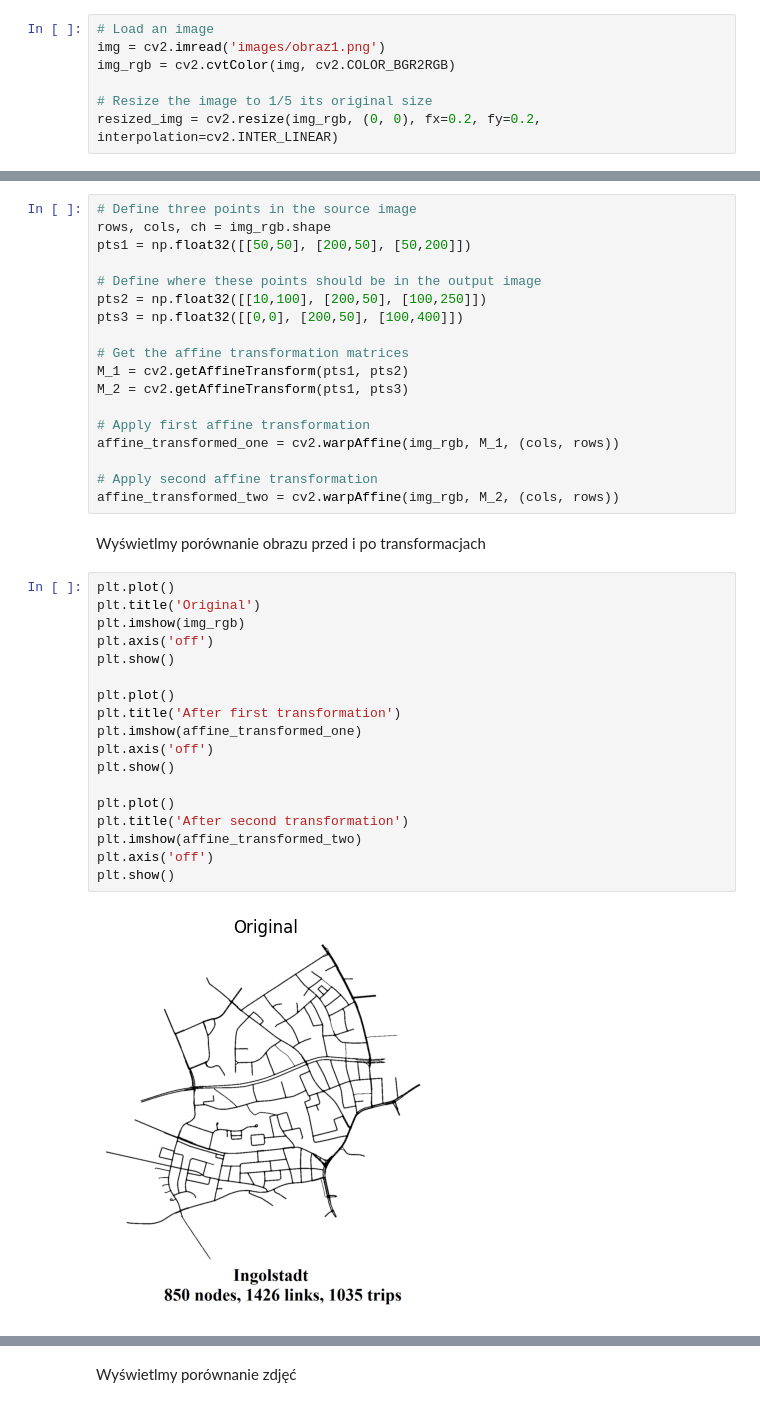
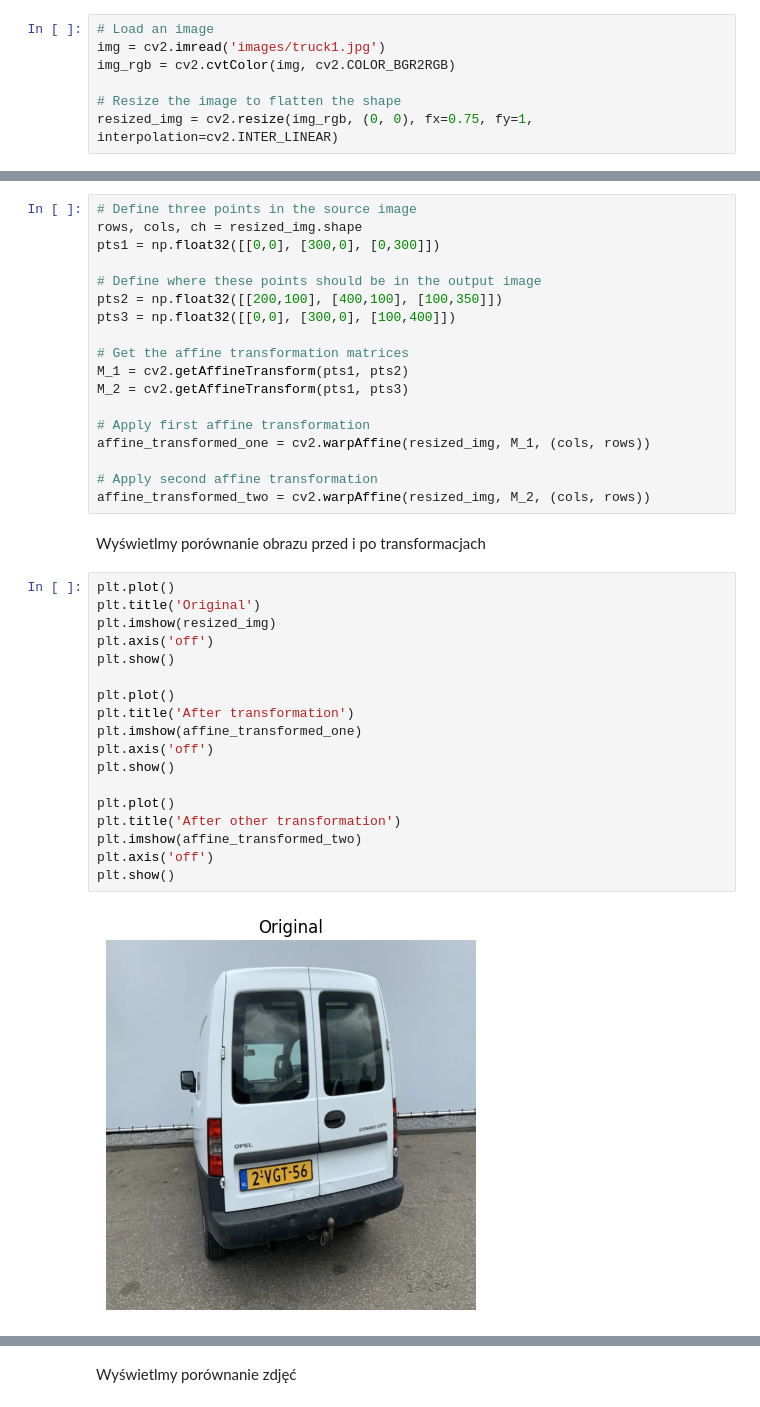
Before and after one commit to Limexcyan/rnwg3d2draft, a Jupyter notebook: zadania.ipynb, the cells around one changed output, grey strips where cells are left out. Saved outputs shown, nothing was run; the diff lists cells and outputs as text.

```diff
--- a/zadania.ipynb
+++ b/zadania.ipynb
@@ -12,9 +8,9 @@ import matplotlib.pyplot as plt
 Używając OpenCV możesz załadować zdjęcie, a następnie przeskalować je do odpowiedniego rozmiaru, uzywają funkcji `cv2.resize()`.
 # %%
 # Load an image
-img = cv2.imread('images/obraz1.png')
+img = cv2.imread('images/truck1.jpg')
 img_rgb = cv2.cvtColor(img, cv2.COLOR_BGR2RGB)
 
-# Resize the image to 1/5 its original size
-resized_img = cv2.resize(img_rgb, (0, 0), fx=0.2, fy=0.2, interpolation=cv2.INTER_LINEAR)
+# Resize the image to flatten the shape
+resized_img = cv2.resize(img_rgb, (0, 0), fx=0.75, fy=1, interpolation=cv2.INTER_LINEAR)
 # %% [markdown]
@@ -38,40 +40,40 @@ Przy użyciu OpenCV możemy też stosować afiniczne transformacje przestrzeni o
 # %%
 # Define three points in the source image
-rows, cols, ch = img_rgb.shape
-pts1 = np.float32([[50,50], [200,50], [50,200]])
+rows, cols, ch = resized_img.shape
+pts1 = np.float32([[0,0], [300,0], [0,300]])
 
 # Define where these points should be in the output image
-pts2 = np.float32([[10,100], [200,50], [100,250]])
-pts3 = np.float32([[0,0], [200,50], [100,400]])
+pts2 = np.float32([[200,100], [400,100], [100,350]])
+pts3 = np.float32([[0,0], [300,0], [100,400]])
 
 # Get the affine transformation matrices
 M_1 = cv2.getAffineTransform(pts1, pts2)
 M_2 = cv2.getAffineTransform(pts1, pts3)
 
 # Apply first affine transformation
-affine_transformed_one = cv2.warpAffine(img_rgb, M_1, (cols, rows))
+affine_transformed_one = cv2.warpAffine(resized_img, M_1, (cols, rows))
 
 # Apply second affine transformation
-affine_transformed_two = cv2.warpAffine(img_rgb, M_2, (cols, rows))
+affine_transformed_two = cv2.warpAffine(resized_img, M_2, (cols, rows))
 # %% [markdown]
 Wyświetlmy porównanie obrazu przed i po transformacjach
 # %%
 plt.plot()
 plt.title('Original')
-plt.imshow(img_rgb)
+plt.imshow(resized_img)
 plt.axis('off')
 plt.show()
 
 plt.plot()
-plt.title('After first transformation')
+plt.title('After transformation')
 plt.imshow(affine_transformed_one)
 plt.axis('off')
 plt.show()
 
 plt.plot()
-plt.title('After second transformation')
+plt.title('After other transformation')
 plt.imshow(affine_transformed_two)
 plt.axis('off')
 plt.show()
 # %% [output]
-[figure, old version]
+[figure, new version]
```
Also changed, not shown: parts of 25 cells of this notebook, 5 other files.
